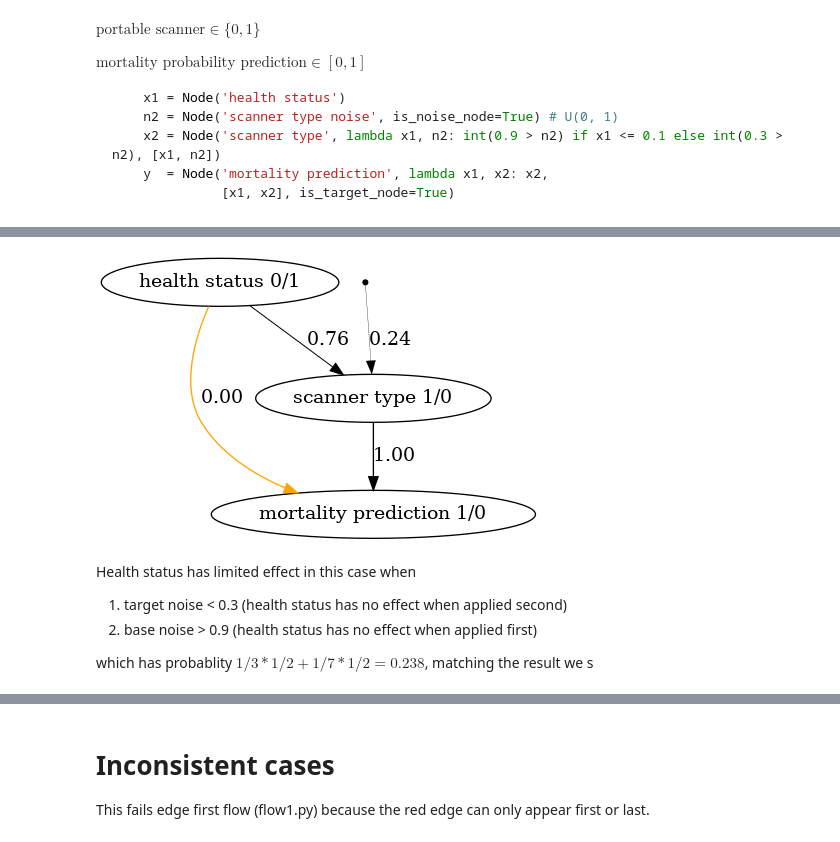
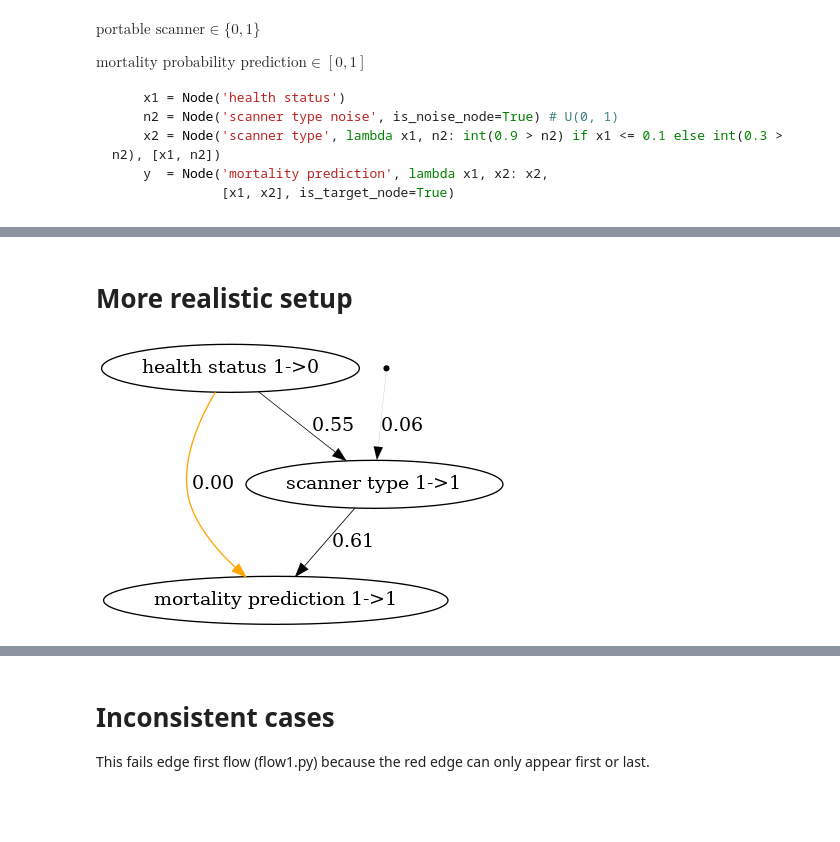
Before and after one commit to nathanwang000/Shapley-Flow, a Jupyter notebook: flow_synthetic_experiments.ipynb, the cells around one changed output, grey strips where cells are left out. Saved outputs shown, nothing was run; the diff lists cells and outputs as text; code cells hidden in the pictures; blank space fills up the shorter version.

```diff
--- a/flow_synthetic_experiments.ipynb
+++ b/flow_synthetic_experiments.ipynb
@@ -148,63 +177,36 @@ assign 0 credits to scanner type->mortality prediction
+# %% [markdown]
+# More realistic setup
 # %%
-'''
-current value: health status, scanner type, mortality
-{
-    (0, 1, 1): [(0-1, 0-0.89999)]
-    (0, 0, 0): [(0-1. 0.9-1)]
-}
-
-to make sure value changes from (1, 0, 0) -> (0, 1, 1)
-we need baseline noise 0.3-1
-        target noise 0-0.899999
-'''
-# [(0, 0): (0, 1, 1), (0, 0.3): , (0, 0.9): (0, 0, 0)]
-
-def health_data():
-    '''synthetic health data'''
-    health_status = 1
-    scanner_type_noise = np.random.uniform(0.3, 1)
-    scanner_type = 0
-    return {
-        'health status': health_status,
-        'scanner type': scanner_type,
-        'scanner type noise': scanner_type_noise
-    }
-
 def build_health_graph(verbose=False):
     '''
     build and return a graph (list of nodes), to be runnable in main
     '''
     # build the graph: x1->x2, y = f(x1, x2)
     x1 = Node('health status')
     n2 = Node('scanner type noise', is_noise_node=True)
     x2 = Node('scanner type', lambda x1, n2: int(0.9 > n2) if x1 <= 0.1 else int(0.3 > n2), [x1, n2])
     y  = Node('mortality prediction', lambda x1, x2: x2,
               [x1, x2], is_target_node=True)
 
     # initialize the values from data
-    graph = Graph([x1, n2, x2, y], health_data,
+    graph = Graph([x1, n2, x2, y],
+                  lambda: {
+                     'health status': np.random.choice([0, 1], p=[0.1, 0.9]),
+                     'scanner type noise': np.random.uniform(0, 1) # relax baseline
+                 },
                   lambda: {
                      'health status': 0,
-                     'scanner type noise': np.random.uniform(0, 0.9),
-                     'scanner type': 1,
-                     'mortality prediction': 1
+                     'scanner type noise': np.random.uniform(0, 0.9), # target is invariant
                  }, verbose=verbose)
 
     return graph
 
-cf = CreditFlow(verbose=False, nruns=5000)
 graph = build_health_graph(verbose=False)
-cf.run(graph)
+cf = CreditFlow(graph, verbose=False, nruns=1000)
+cf.run()
 
 dot = cf.credit2dot()
 dot.write_png('graph.png')
 Image('graph.png')
 # %% [output]
-[figure, old version]
+[figure, new version]
-# %% [markdown]
-Health status has limited effect in this case when
-
-1. target noise < 0.3 (health status has no effect when applied second)
-2. base noise > 0.9 (health status has no effect when applied first)
-
-which has probablity $1/3 * 1/2 + 1/7 * 1/2 = 0.238$, matching the result we s
```
Also changed, not shown: parts of 7 cells of this notebook, 2 other files.
